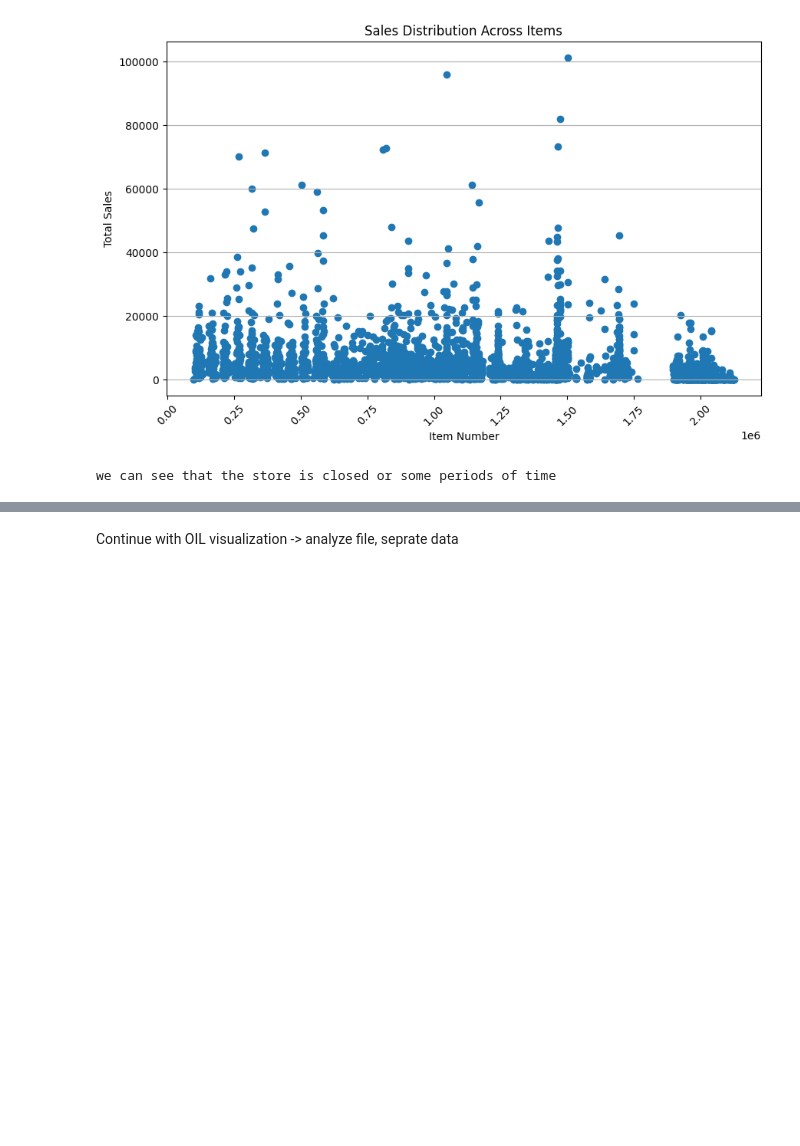
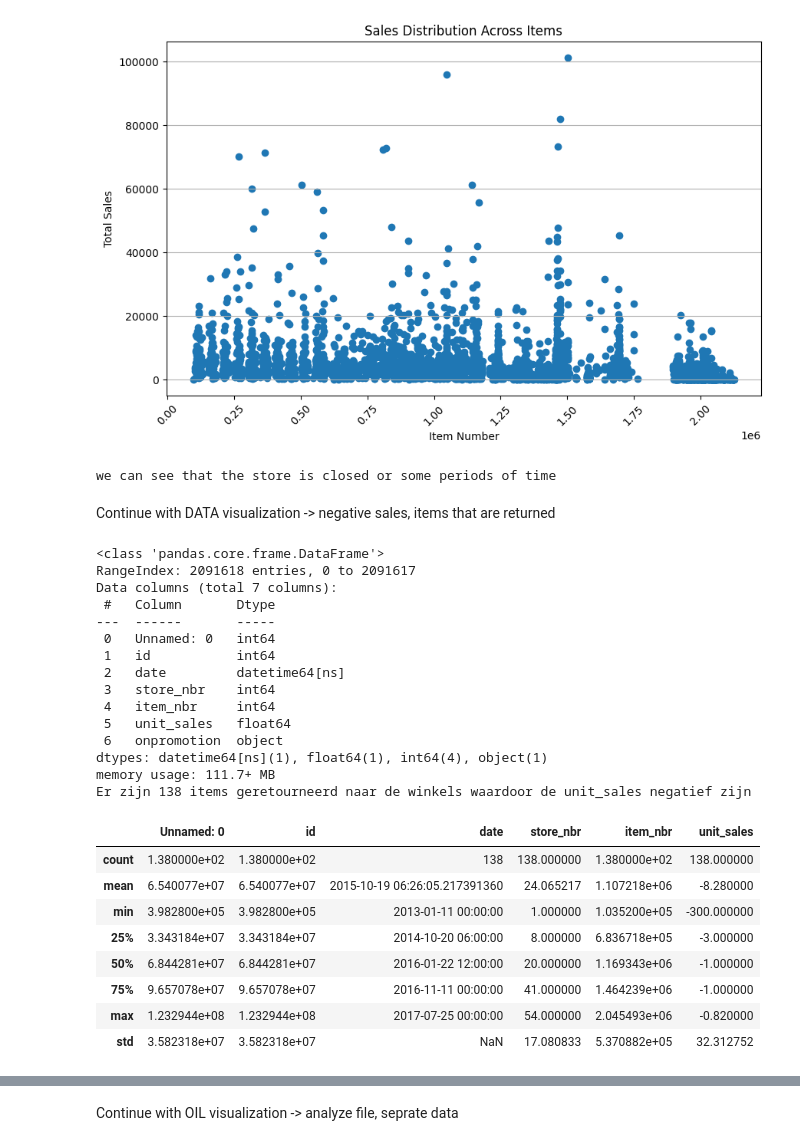
Before and after one commit to florboydens/Data-Analytics-Case-2, a Jupyter notebook: explorationViz.ipynb, the cells around one changed output, grey strips where cells are left out. Drawn from its saved outputs; the diff is of its cells as text; code cells hidden in the pictures; blank space fills up the shorter version.

```diff
--- a/explorationViz.ipynb
+++ b/explorationViz.ipynb
@@ -204,3 +204,38 @@ print("we can see that the store is closed or some periods of time")
 # %% [output]
 [figure]
 we can see that the store is closed or some periods of time
+# %% [markdown]
+Continue with DATA visualization
+-> negative sales, items that are returned
+# %%
+data.info()
+data['unit_sales'].describe()
+
+print("Er zijn 138 items geretourneerd naar de winkels waardoor de unit_sales negatief zijn")
+negative_sales = data[data['unit_sales'] < 0]
+negative_sales.describe()
+# %% [output]
+<class 'pandas.core.frame.DataFrame'>
+RangeIndex: 2091618 entries, 0 to 2091617
+Data columns (total 7 columns):
+ #   Column       Dtype
+---  ------       -----
+ 0   Unnamed: 0   int64
+ 1   id           int64
+ 2   date         datetime64[ns]
+ 3   store_nbr    int64
+ 4   item_nbr     int64
+ 5   unit_sales   float64
+ 6   onpromotion  object
+dtypes: datetime64[ns](1), float64(1), int64(4), object(1)
+memory usage: 111.7+ MB
+Er zijn 138 items geretourneerd naar de winkels waardoor de unit_sales negatief zijn
+|  | Unnamed: 0 | id | date | store_nbr | item_nbr | unit_sales |
+| count | 1.380000e+02 | 1.380000e+02 | 138 | 138.000000 | 1.380000e+02 | 138.000000 |
+| mean | 6.540077e+07 | 6.540077e+07 | 2015-10-19 06:26:05.217391360 | 24.065217 | 1.107218e+06 | -8.280000 |
+| min | 3.982800e+05 | 3.982800e+05 | 2013-01-11 00:00:00 | 1.000000 | 1.035200e+05 | -300.000000 |
+| 25% | 3.343184e+07 | 3.343184e+07 | 2014-10-20 06:00:00 | 8.000000 | 6.836718e+05 | -3.000000 |
+| 50% | 6.844281e+07 | 6.844281e+07 | 2016-01-22 12:00:00 | 20.000000 | 1.169343e+06 | -1.000000 |
+| 75% | 9.657078e+07 | 9.657078e+07 | 2016-11-11 00:00:00 | 41.000000 | 1.464239e+06 | -1.000000 |
+| max | 1.232944e+08 | 1.232944e+08 | 2017-07-25 00:00:00 | 54.000000 | 2.045493e+06 | -0.820000 |
+| std | 3.582318e+07 | 3.582318e+07 | NaN | 17.080833 | 5.370882e+05 | 32.312752 |
```
Also changed, not shown: parts of 6 cells of this notebook, 4 other files.
